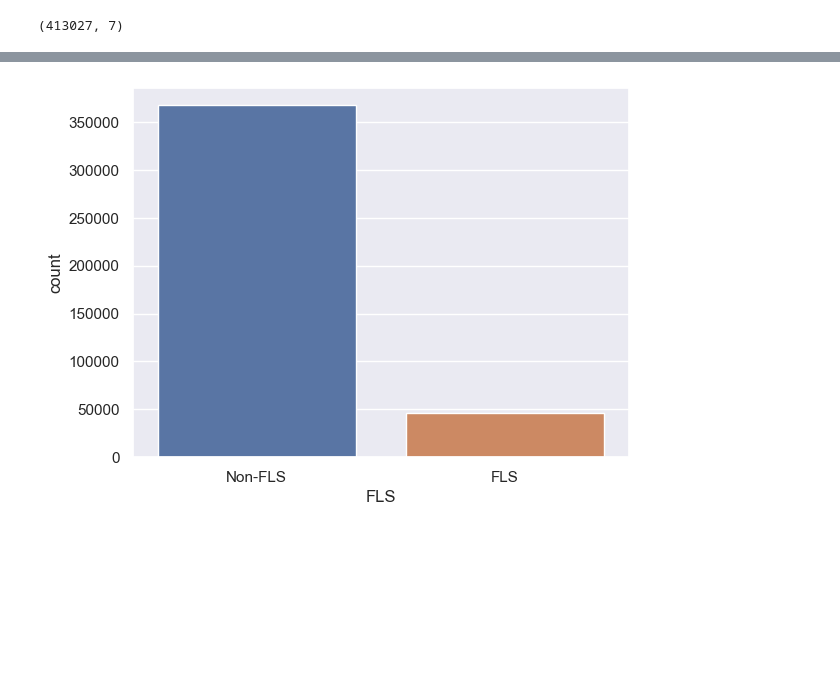
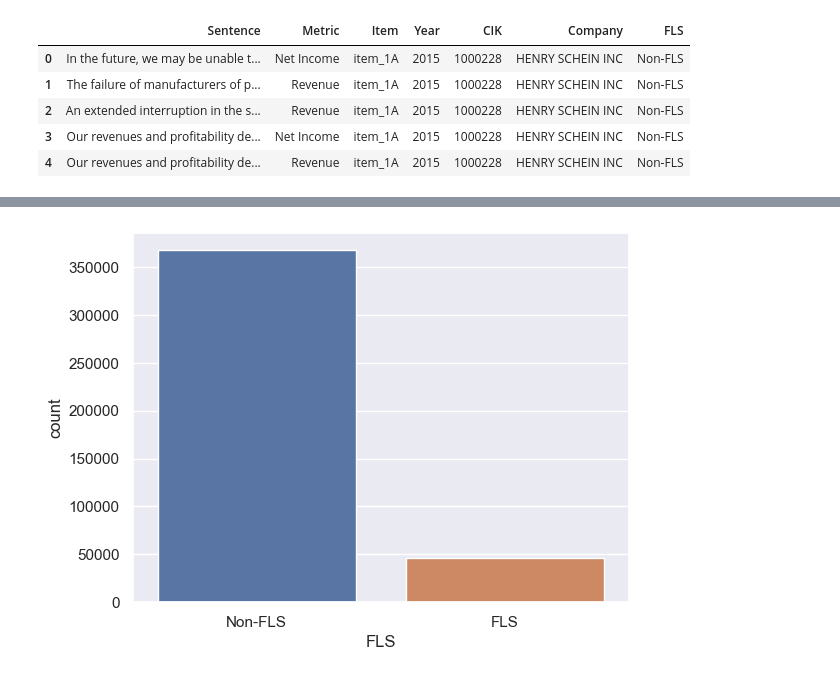
Before and after one commit to nkhanhle23/thesis, a Jupyter notebook: notebooks/eda.ipynb, the cells around one changed output, grey strips where cells are left out. Cells and saved outputs as stored; diff of their text form; code cells hidden in the pictures; blank space fills up the shorter version.

```diff
--- a/notebooks/eda.ipynb
+++ b/notebooks/eda.ipynb
@@ -9,6 +27,11 @@ with open('../datasets/EXTRACTED_FLS_METRICS.json', 'r') as json_file:
     data = json.load(json_file)
 df = pd.DataFrame(data)
 # %%
-df.shape
+df.head()
 # %% [output]
-(413027, 7)
+|  | Sentence | Metric | Item | Year | CIK | Company | FLS |
+| 0 | In the future, we may be unable t... | Net Income | item_1A | 2015 | 1000228 | HENRY SCHEIN INC | Non-FLS |
+| 1 | The failure of manufacturers of p... | Revenue | item_1A | 2015 | 1000228 | HENRY SCHEIN INC | Non-FLS |
+| 2 | An extended interruption in the s... | Revenue | item_1A | 2015 | 1000228 | HENRY SCHEIN INC | Non-FLS |
+| 3 | Our revenues and profitability de... | Net Income | item_1A | 2015 | 1000228 | HENRY SCHEIN INC | Non-FLS |
+| 4 | Our revenues and profitability de... | Revenue | item_1A | 2015 | 1000228 | HENRY SCHEIN INC | Non-FLS |
```
Also changed, not shown: parts of 4 cells of this notebook.
